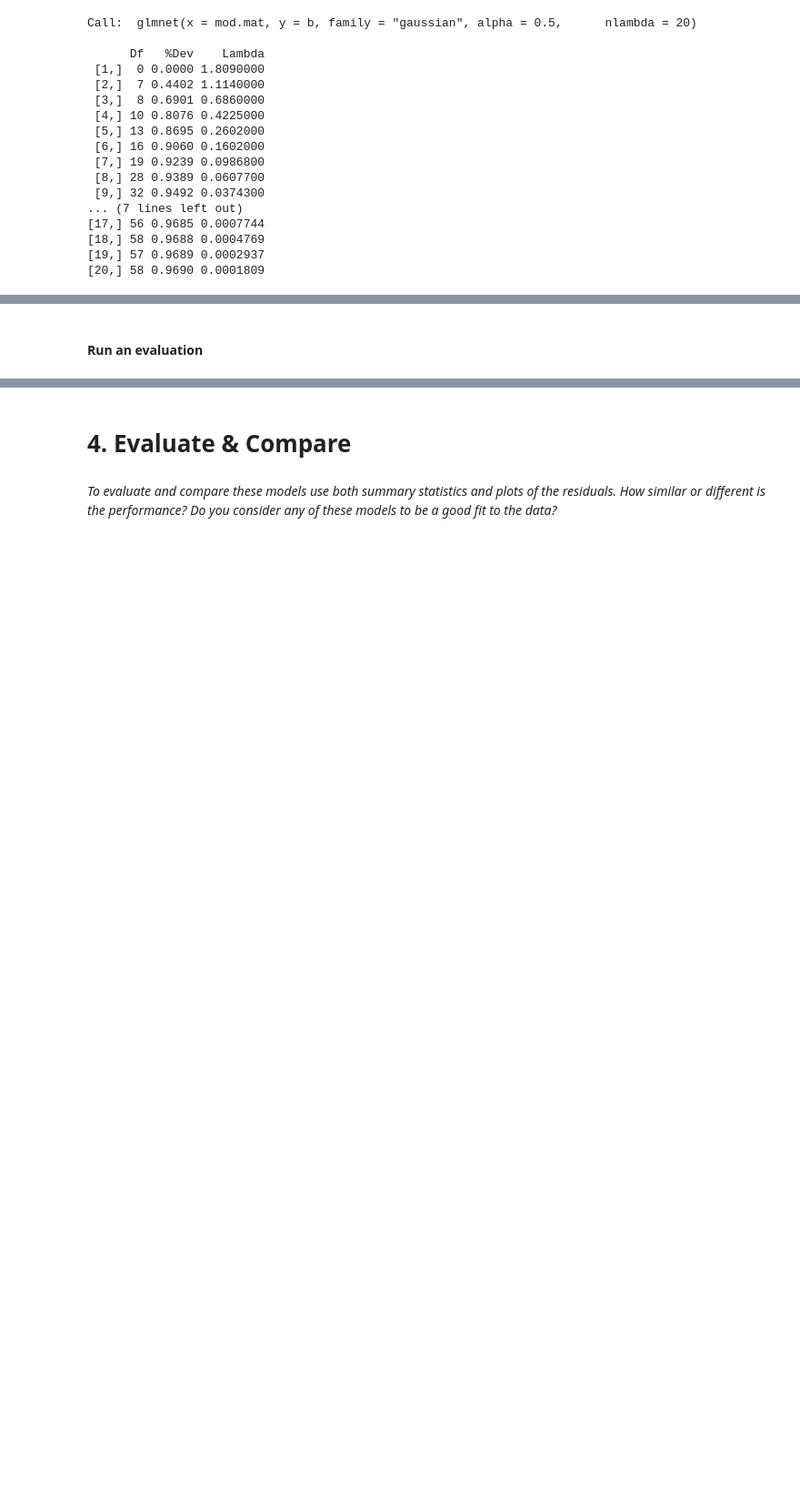
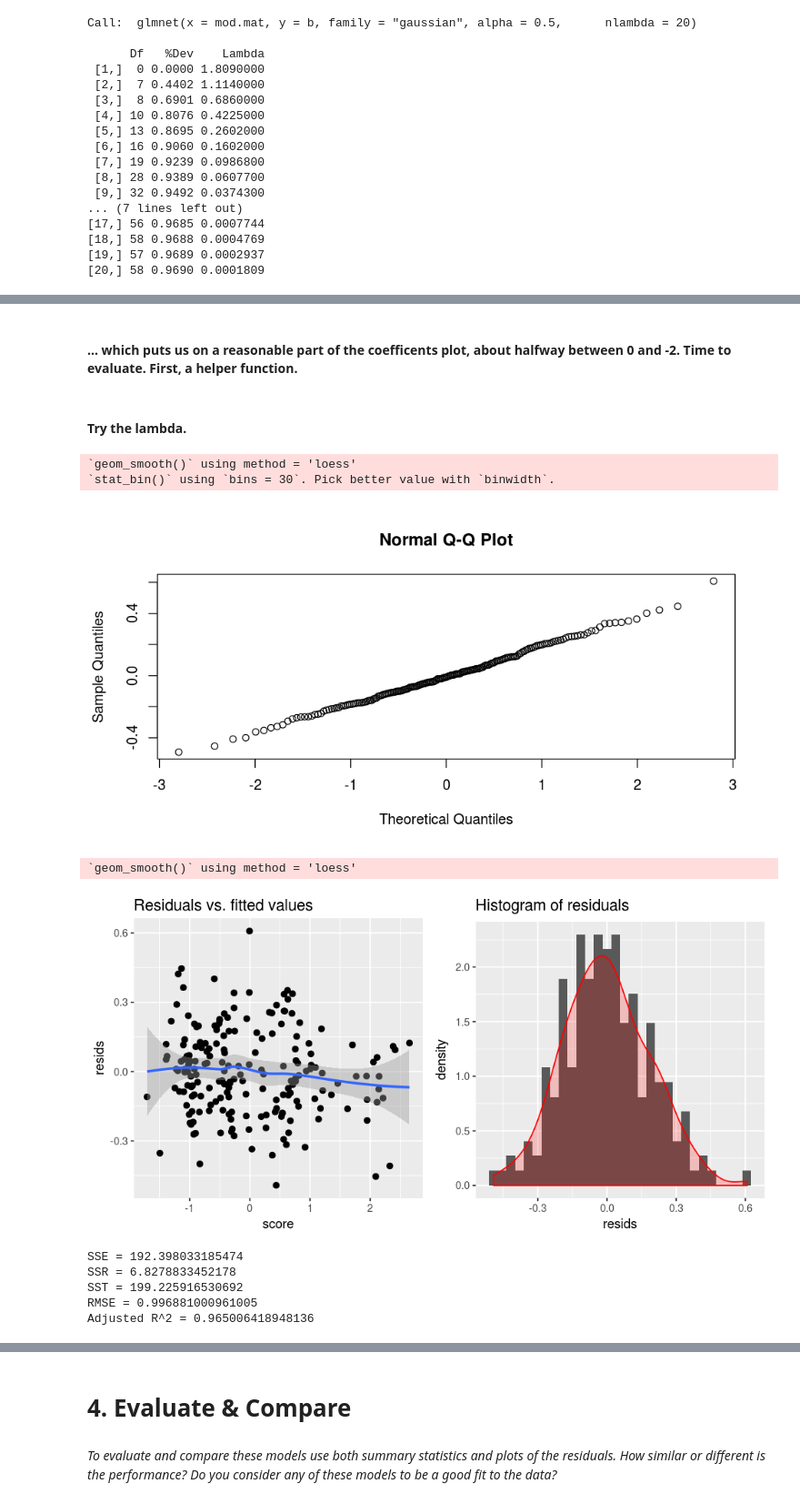
Before and after one commit to JingruWu10/UW_DataScience, a Jupyter notebook: Q2/HW07/HW07_Salemann.ipynb, the cells around one changed output, grey strips where cells are left out. Shown at 91% size. Saved outputs shown, nothing was run; the diff lists cells and outputs as text; code cells hidden in the pictures; blank space fills up the shorter version.

```diff
--- a/Q2/HW07/HW07_Salemann.ipynb
+++ b/Q2/HW07/HW07_Salemann.ipynb
@@ -570,3 +556,5 @@ _Choose a value of lambda (a column in the scores matrix) and evaluate your mode
+# %% [markdown]
+#### ... which puts us on a reasonable part of the coefficents plot, about halfway between 0 and -2. Time to evaluate.  First, a helper function.
 # %%
 try.lambda = function(svdM, lambda, M1, M2, V2) {
     d.trim = 1/ (svdM$d + lambda)
@@ -577,5 +565,3 @@ try.lambda = function(svdM, lambda, M1, M2, V2) {
     M1$resids = M1$score - V2
     plot.svd.reg(M1)
 }
-# %% [markdown]
-#### Run an evaluation
@@ -586,0 +568,15 @@ log(0.1602000)
+# %% [markdown]
+#### Try the lambda.
+# %%
+try.lambda(svdM, 0.4225000, autos.enet, mod.mat, autos.enet$logPrice)
+# %% [output]
+`geom_smooth()` using method = 'loess'
+`stat_bin()` using `bins = 30`. Pick better value with `binwidth`.
+[figure, added]
+`geom_smooth()` using method = 'loess'
+[figure, added]
+SSE = 192.398033185474
+SSR = 6.8278833452178
+SST = 199.225916530692
+RMSE = 0.996881000961005
+Adjusted R^2 = 0.965006418948136
```
Also changed, not shown: parts of 37 cells of this notebook.
